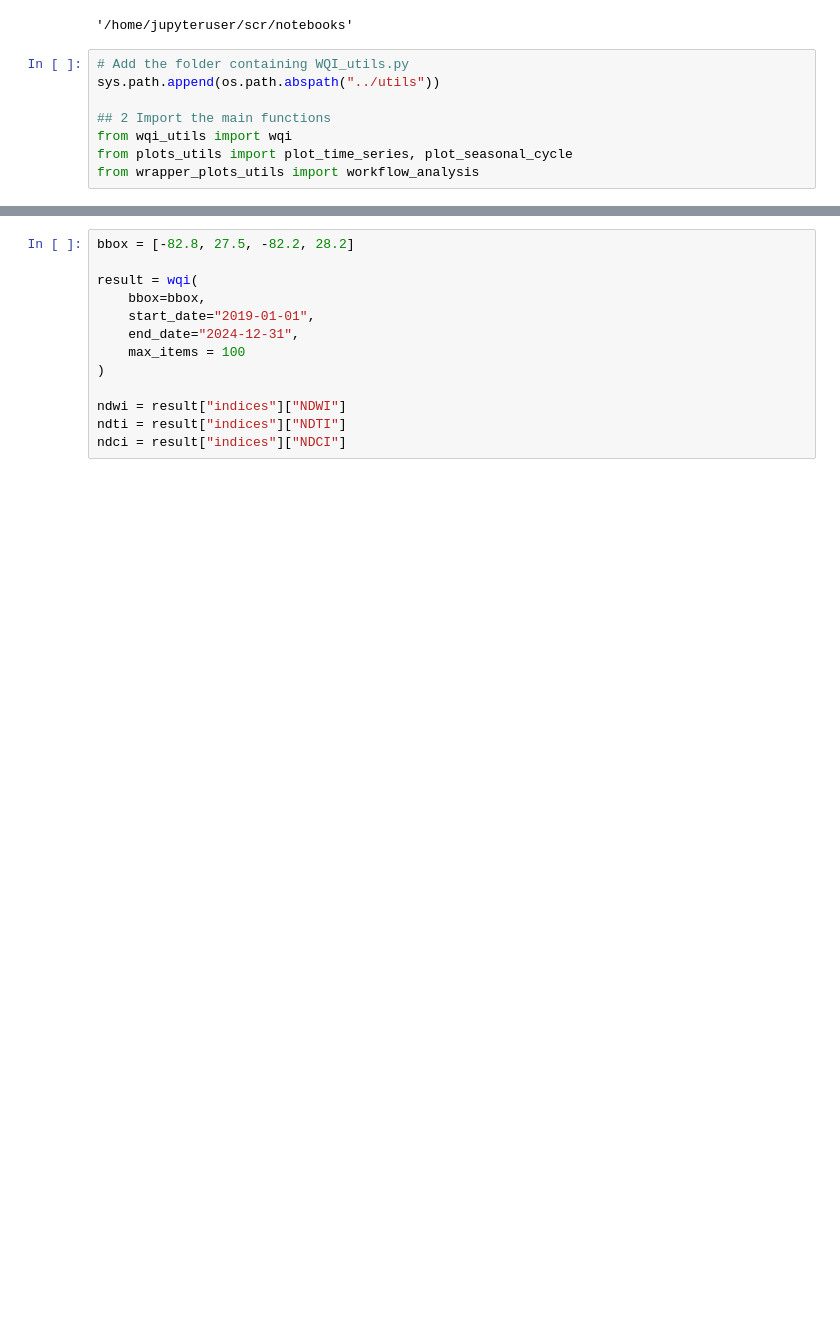
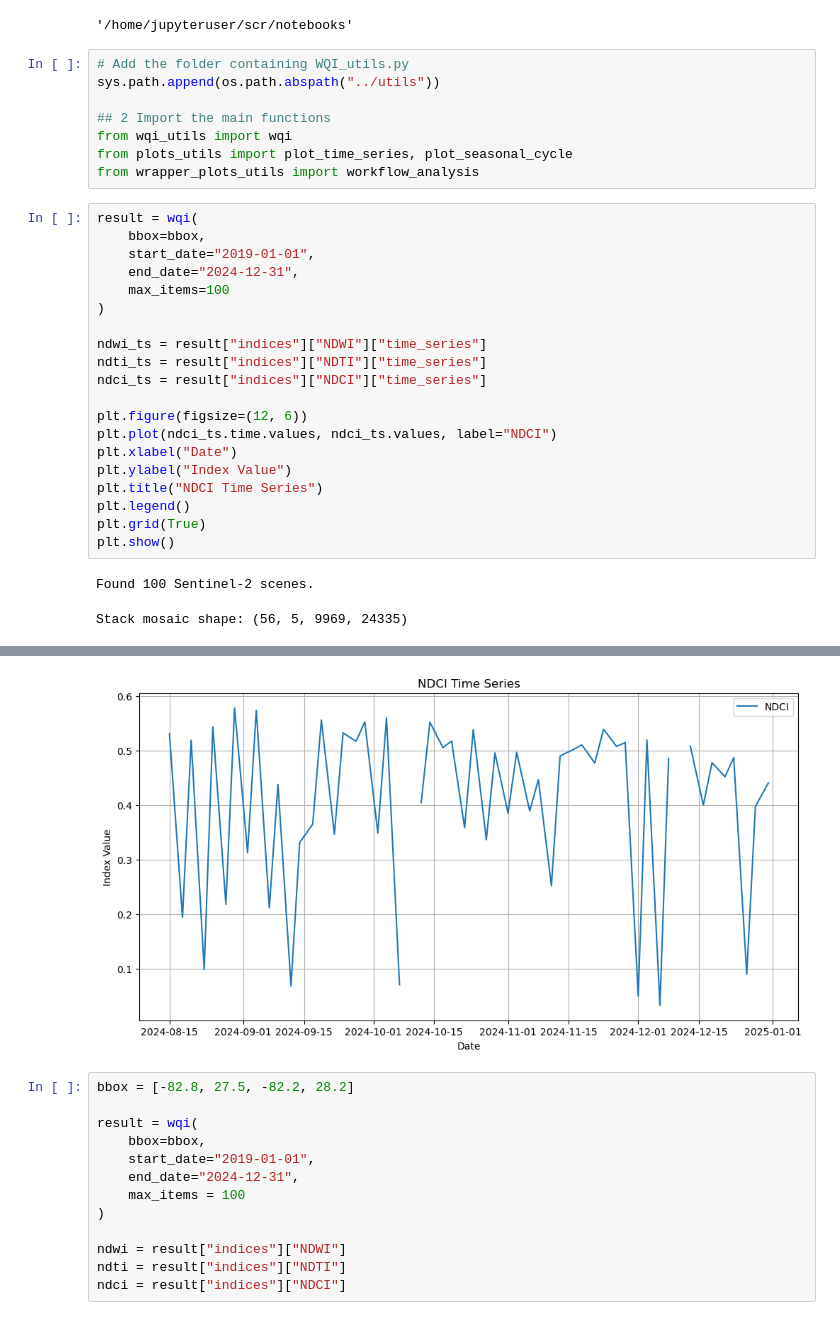
Before and after one commit to Gracey0201/tampa-bay-water-quality, a Jupyter notebook: scr/notebooks/WQI.ipynb, the cells around one changed output, grey strips where cells are left out. Cells and saved outputs as stored; diff of their text form; blank space fills up the shorter version.

```diff
--- a/scr/notebooks/WQI.ipynb
+++ b/scr/notebooks/WQI.ipynb
@@ -59,3 +59,26 @@ sys.path.append(os.path.abspath("../utils"))
 from wqi_utils import wqi
 from plots_utils import plot_time_series, plot_seasonal_cycle
 from wrapper_plots_utils import workflow_analysis
+# %%
+result = wqi(
+    bbox=bbox,
+    start_date="2019-01-01",
+    end_date="2024-12-31",
+    max_items=100
+)
+
+ndwi_ts = result["indices"]["NDWI"]["time_series"]
+ndti_ts = result["indices"]["NDTI"]["time_series"]
+ndci_ts = result["indices"]["NDCI"]["time_series"]
+
+plt.figure(figsize=(12, 6))
+plt.plot(ndci_ts.time.values, ndci_ts.values, label="NDCI")
+plt.xlabel("Date")
+plt.ylabel("Index Value")
+plt.title("NDCI Time Series")
+plt.legend()
+plt.grid(True)
+plt.show()
+# %% [output]
+Found 100 Sentinel-2 scenes.
+Stack mosaic shape: (56, 5, 9969, 24335)
@@ -62,3 +102,4 @@ from wrapper_plots_utils import workflow_analysis
+[figure, added]
 # %%
 bbox = [-82.8, 27.5, -82.2, 28.2]
 
```
Also changed, not shown: parts of 2 cells of this notebook.
